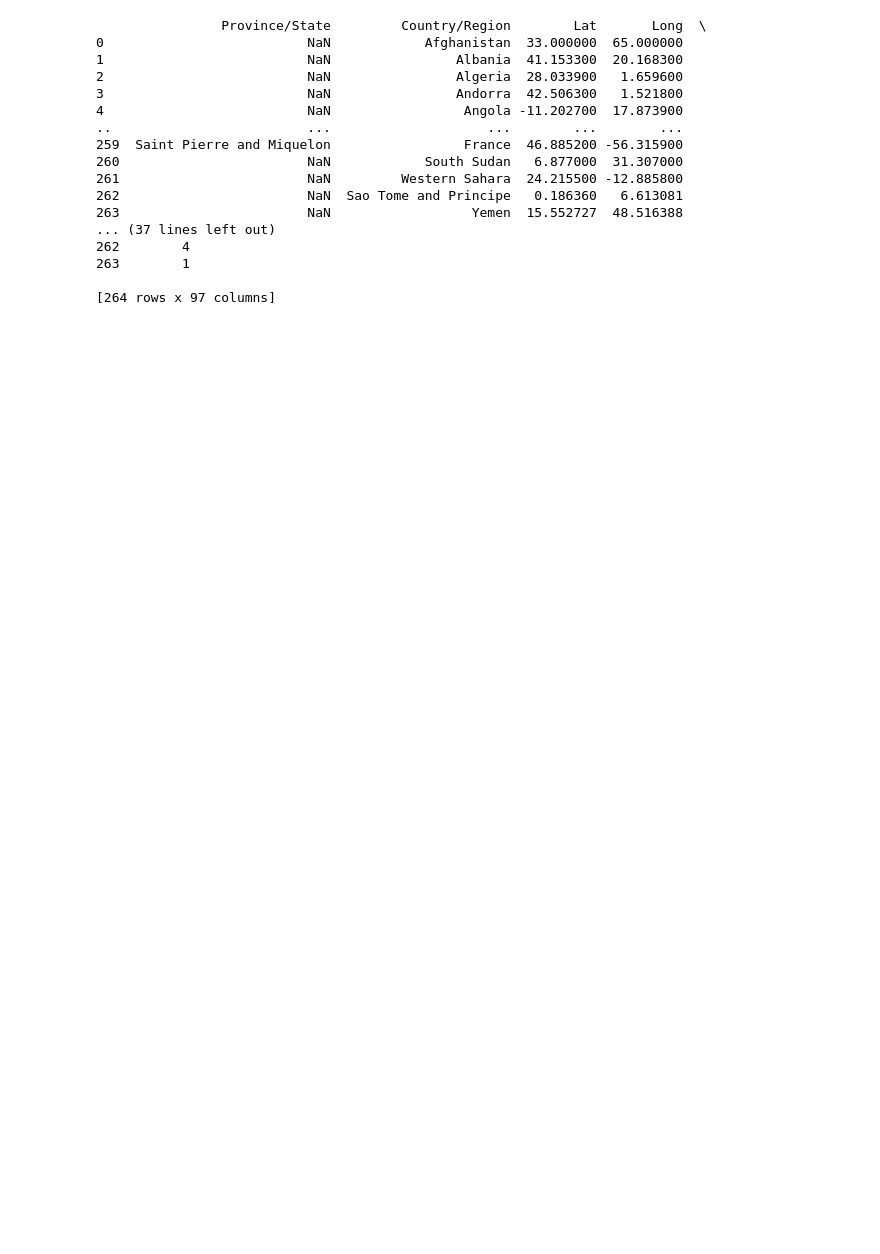
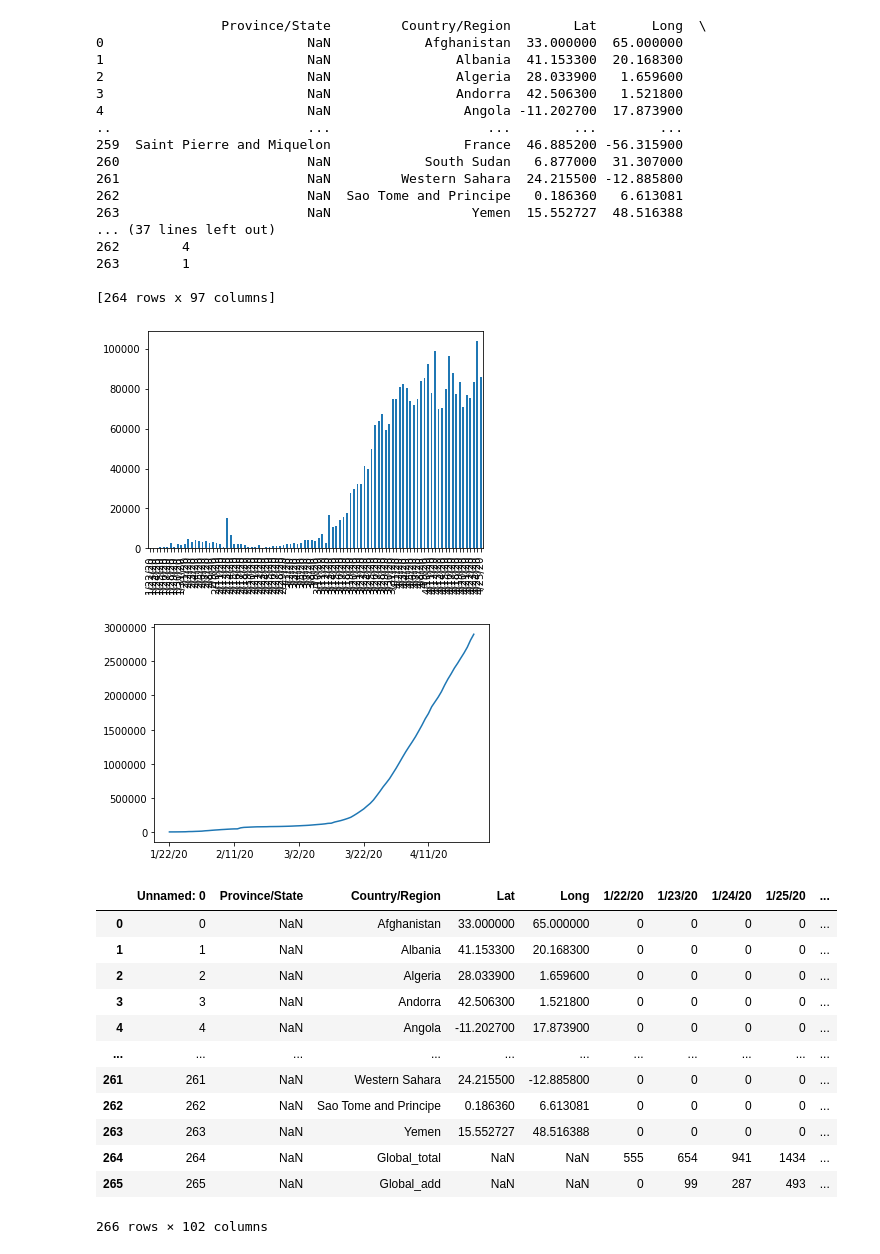
Before and after one commit to fox88-tw/python-basic-hw24, a Jupyter notebook: python-basic-hw24_covis-19.ipynb, the cells around one changed output. Saved outputs shown, nothing was run; the diff lists cells and outputs as text; code cells hidden in the pictures; blank space fills up the shorter version.

```diff
--- a/python-basic-hw24_covis-19.ipynb
+++ b/python-basic-hw24_covis-19.ipynb
@@ -31,0 +57,31 @@ print(row)
+# %%
+import pandas as pd
+import matplotlib.pylab as plt
+
+df = pd.read_csv('covid19_confirmed_global.csv')
+df
+data_add = df.loc[265, '1/22/20':'4/25/20']
+data_total = df.loc[264, '1/22/20':'4/25/20']
+#data.info()
+#data = data.set_index('date')
+data_add.plot(kind='bar')
+plt.show()
+data_total.plot(kind='line')
+plt.show()
+df
+# %% [output]
+[figure, added]
+[figure, added]
+|  | Unnamed: 0 | Province/State | Country/Region | Lat | Long | 1/22/20 | 1/23/20 | 1/24/20 | 1/25/20 | ... |
+| 0 | 0 | NaN | Afghanistan | 33.000000 | 65.000000 | 0 | 0 | 0 | 0 | ... |
+| 1 | 1 | NaN | Albania | 41.153300 | 20.168300 | 0 | 0 | 0 | 0 | ... |
+| 2 | 2 | NaN | Algeria | 28.033900 | 1.659600 | 0 | 0 | 0 | 0 | ... |
+| 3 | 3 | NaN | Andorra | 42.506300 | 1.521800 | 0 | 0 | 0 | 0 | ... |
+| 4 | 4 | NaN | Angola | -11.202700 | 17.873900 | 0 | 0 | 0 | 0 | ... |
+| ... | ... | ... | ... | ... | ... | ... | ... | ... | ... | ... |
+| 261 | 261 | NaN | Western Sahara | 24.215500 | -12.885800 | 0 | 0 | 0 | 0 | ... |
+| 262 | 262 | NaN | Sao Tome and Principe | 0.186360 | 6.613081 | 0 | 0 | 0 | 0 | ... |
+| 263 | 263 | NaN | Yemen | 15.552727 | 48.516388 | 0 | 0 | 0 | 0 | ... |
+| 264 | 264 | NaN | Global_total | NaN | NaN | 555 | 654 | 941 | 1434 | ... |
+| 265 | 265 | NaN | Global_add | NaN | NaN | 0 | 99 | 287 | 493 | ... |
+266 rows × 102 columns
```
Also changed, not shown: parts of 1 cell of this notebook, 3 other files.
